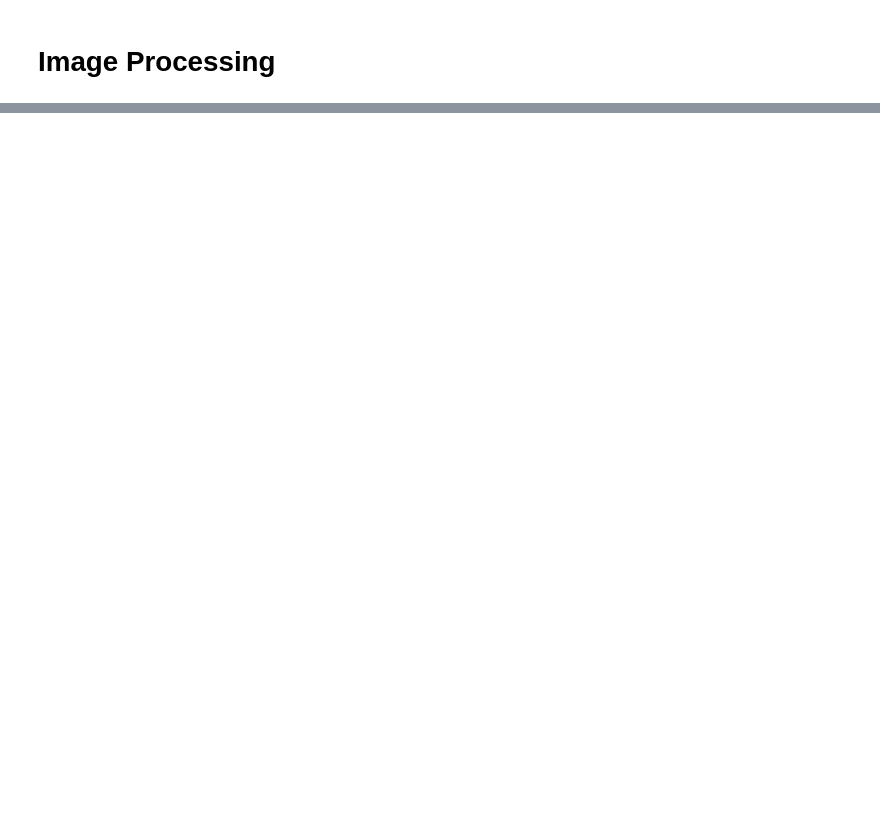
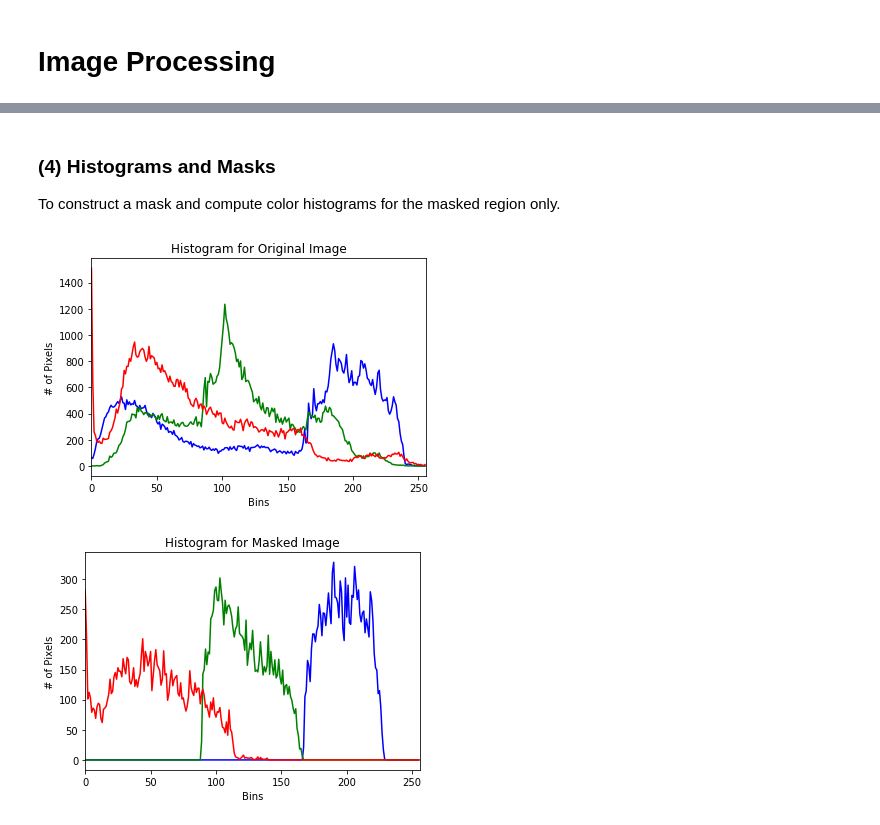
Before and after one commit to mgangster/Practical-Python-and-OpenCV, a Jupyter notebook: Practical Python and OpenCV.ipynb, the cells around one changed output, grey strips where cells are left out. Saved outputs shown, nothing was run; the diff lists cells and outputs as text; code cells hidden in the pictures; blank space fills up the shorter version.

```diff
--- a/Practical Python and OpenCV.ipynb
+++ b/Practical Python and OpenCV.ipynb
@@ -758,0 +358,55 @@ Coin #9
+# %%
+import cv2
+import numpy as np
+
+image_location = './images/beach.png'
+image = cv2.imread(image_location)
+image = cv2.cvtColor(image, cv2.COLOR_RGB2GRAY)
+
+eq = cv2.equalizeHist(image)
+
+cv2.imshow("Histogram Equalization", np.hstack([image, eq]))
+
+cv2.waitKey(0)
+cv2.destroyAllWindows()
+# %% [markdown]
+### (4) Histograms and Masks
+To construct a mask and compute color histograms for the masked region only.
+# %%
+import cv2
+import matplotlib.pyplot as plt
+import numpy as np
+%matplotlib inline
+
+def plot_histogram(image, title, mask = None):
+    chans = cv2.split(image)
+    colors = ("b", "g", "r")
+    plt.figure()
+    plt.title(title)
+    plt.xlabel("Bins")
+    plt.ylabel("# of Pixels")
+
+    for (chans, color) in zip(chans, colors):
+        hist = cv2.calcHist([chans], [0], mask, [256], [0, 256])
+        plt.plot(hist, color = color)
+        plt.xlim([0, 256])
+
+image_location = './images/beach.png'
+image = cv2.imread(image_location)
+cv2.imshow("Original", image)
+plot_histogram(image, "Histogram for Original Image")
+
+mask = np.zeros(image.shape[:2], dtype = "uint8")
+cv2.rectangle(mask, (15, 15), (130, 130), 255, -1)
+cv2.imshow("Mask", mask)
+
+masked = cv2.bitwise_and(image, image, mask = mask)
+cv2.imshow("Applying the Mask", masked)
+cv2.waitKey(0)
+
+plot_histogram(image, "Histogram for Masked Image", mask = mask)
+plt.show()
+cv2.destroyAllWindows()
+# %% [output]
+[figure, added]
+[figure, added]
```
Also changed, not shown: parts of 65 cells of this notebook, 6 other files.
